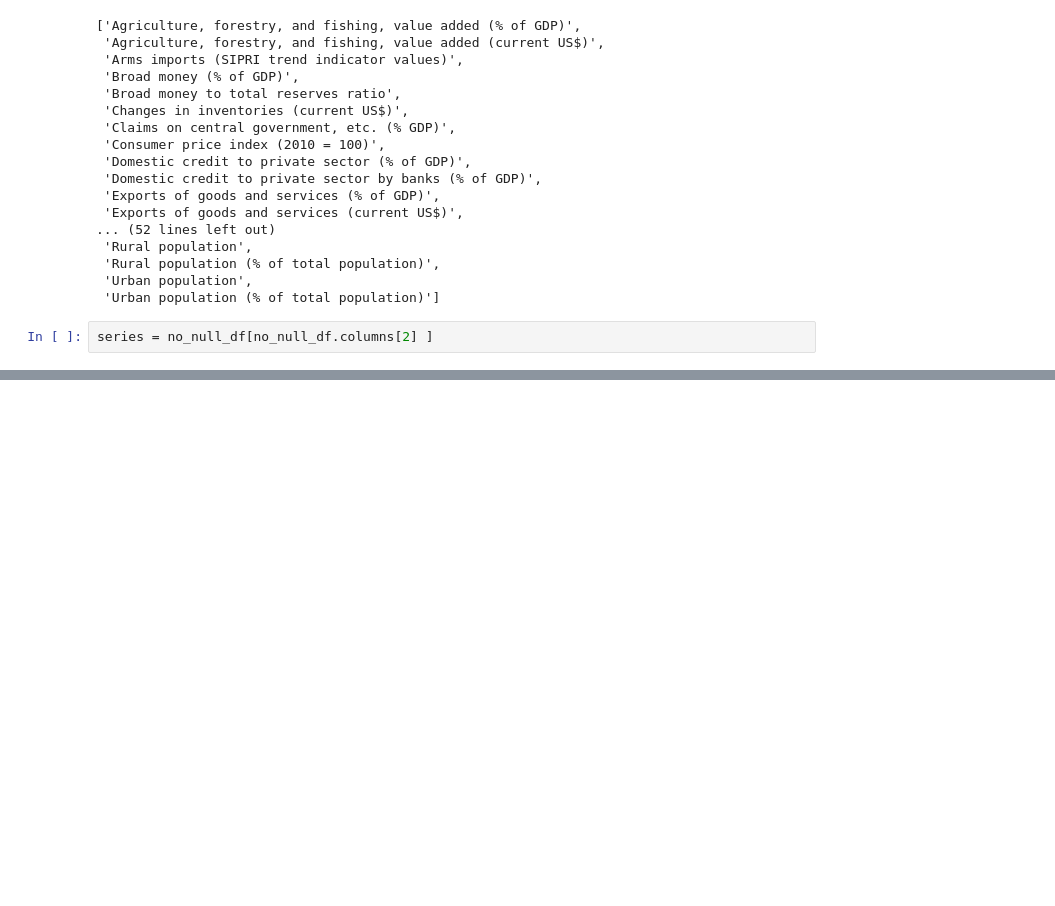
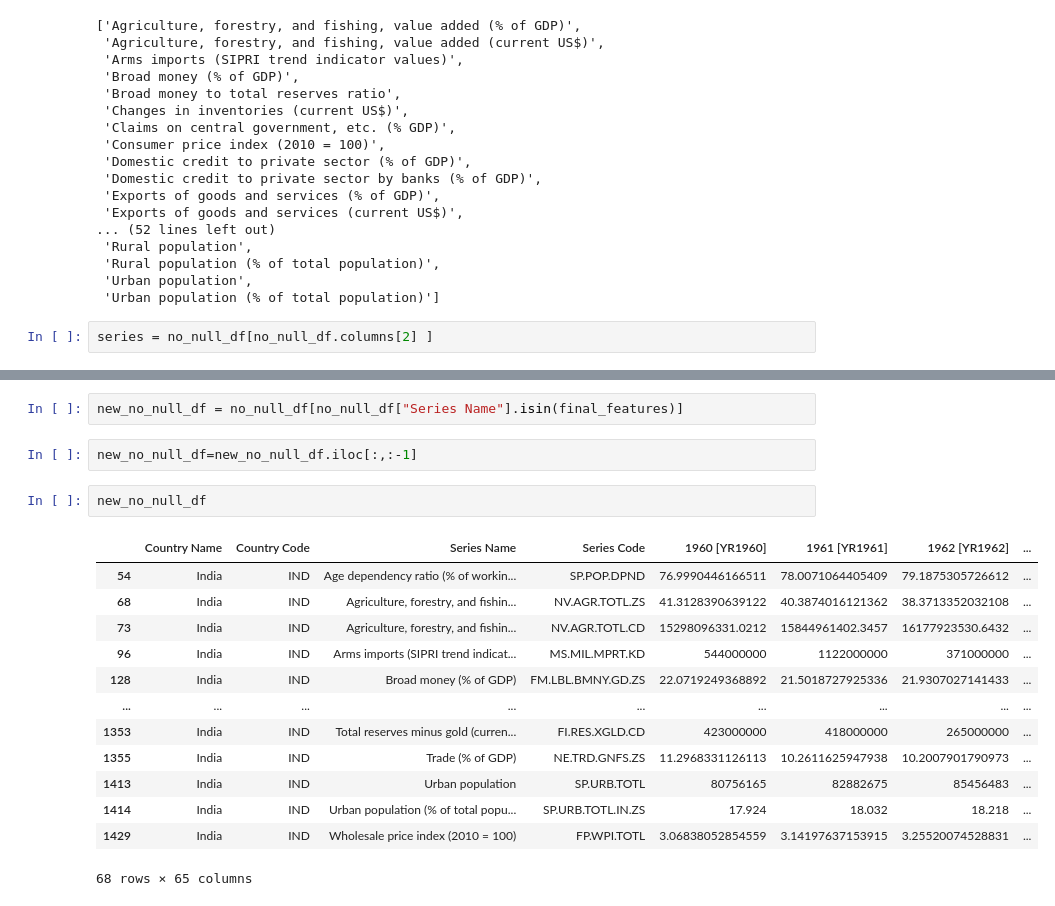
Before and after one commit to joshianirudh/DataAnalyticsProject, a Jupyter notebook: Overview.ipynb, the cells around one changed output, grey strips where cells are left out. Drawn from its saved outputs; the diff is of its cells as text; blank space fills up the shorter version.

```diff
--- a/Overview.ipynb
+++ b/Overview.ipynb
@@ -316,0 +303,20 @@ Name: Series Name, Length: 190, dtype: object
+# %%
+new_no_null_df = no_null_df[no_null_df["Series Name"].isin(final_features)]
+# %%
+new_no_null_df=new_no_null_df.iloc[:,:-1]
+# %%
+new_no_null_df
+# %% [output]
+|  | Country Name | Country Code | Series Name | Series Code | 1960 [YR1960] | 1961 [YR1961] | 1962 [YR1962] | ... |
+| 54 | India | IND | Age dependency ratio (% of workin... | SP.POP.DPND | 76.9990446166511 | 78.0071064405409 | 79.1875305726612 | ... |
+| 68 | India | IND | Agriculture, forestry, and fishin... | NV.AGR.TOTL.ZS | 41.3128390639122 | 40.3874016121362 | 38.3713352032108 | ... |
+| 73 | India | IND | Agriculture, forestry, and fishin... | NV.AGR.TOTL.CD | 15298096331.0212 | 15844961402.3457 | 16177923530.6432 | ... |
+| 96 | India | IND | Arms imports (SIPRI trend indicat... | MS.MIL.MPRT.KD | 544000000 | 1122000000 | 371000000 | ... |
+| 128 | India | IND | Broad money (% of GDP) | FM.LBL.BMNY.GD.ZS | 22.0719249368892 | 21.5018727925336 | 21.9307027141433 | ... |
+| ... | ... | ... | ... | ... | ... | ... | ... | ... |
+| 1353 | India | IND | Total reserves minus gold (curren... | FI.RES.XGLD.CD | 423000000 | 418000000 | 265000000 | ... |
+| 1355 | India | IND | Trade (% of GDP) | NE.TRD.GNFS.ZS | 11.2968331126113 | 10.2611625947938 | 10.2007901790973 | ... |
+| 1413 | India | IND | Urban population | SP.URB.TOTL | 80756165 | 82882675 | 85456483 | ... |
+| 1414 | India | IND | Urban population (% of total popu... | SP.URB.TOTL.IN.ZS | 17.924 | 18.032 | 18.218 | ... |
+| 1429 | India | IND | Wholesale price index (2010 = 100) | FP.WPI.TOTL | 3.06838052854559 | 3.14197637153915 | 3.25520074528831 | ... |
+68 rows × 65 columns
```
Also changed, not shown: parts of 2 cells of this notebook.
